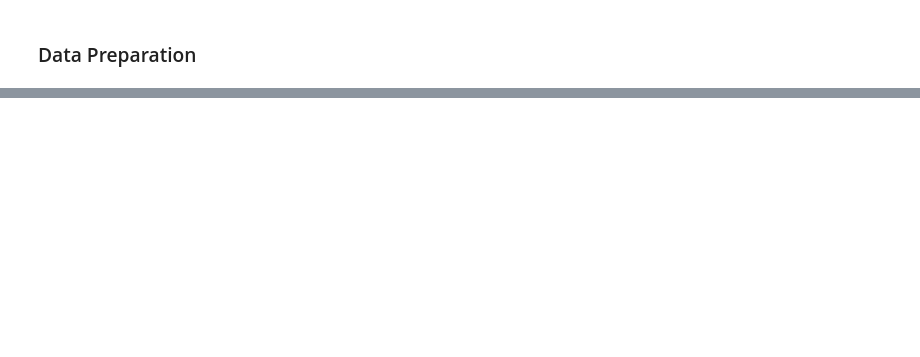
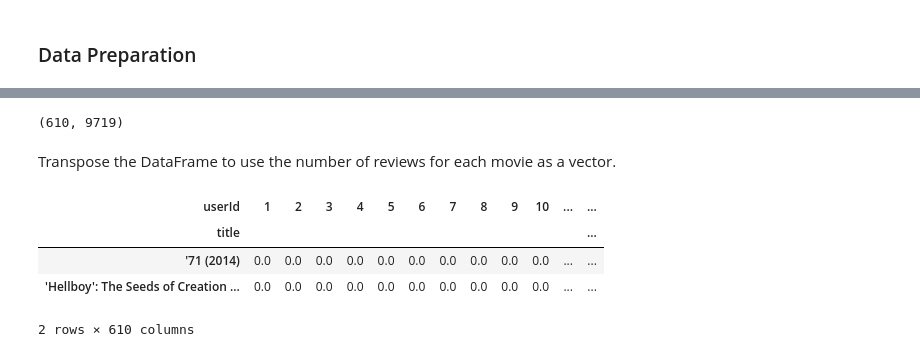
Before and after one commit to ToleranceKim/learning-data-science, a Jupyter notebook: Recommender/Basics_of_Recommender_Systems.ipynb, the cells around one changed output, grey strips where cells are left out. Drawn from its saved outputs; the diff is of its cells as text; code cells hidden in the pictures; blank space fills up the shorter version.

```diff
--- a/Recommender/Basics_of_Recommender_Systems.ipynb
+++ b/Recommender/Basics_of_Recommender_Systems.ipynb
@@ -552,2 +546,10 @@ import warning; warnings.filterings('ignore')
 # %% [markdown]
 ### Data Preparation
+# %%
+import pandas as pd
+import numpy as np
+import warnings; warnings.filterwarnings('ignore')
+
+movies = pd.read_csv(r'DATA\movielens\movies.csv')
+ratings = pd.read_csv(r'DATA\movielens\ratings.csv')
+movies.shape, ratings.shape
@@ -553,0 +602,6 @@ import warning; warnings.filterings('ignore')
+# %%
+# Allowing duplicate data like this uses up memory.
+# Efficiently managing this is part of ERD design and normalization.
+
+ratings_movies = pd.merge(ratings, movies, on='movieId')
+ratings_movies.head(2)
@@ -553,0 +614,7 @@ import warning; warnings.filterings('ignore')
+# %%
+# When a specific user watches a specific movie, you can check the rating they left.
+# You can view the correlation matrix between users and movies.
+
+ratings_matrix = ratings_movies.pivot_table('rating', index='userId', columns='title')
+ratings_matrix.fillna(0, inplace=True)
+ratings_matrix.head(2)
@@ -553,0 +627,15 @@ import warning; warnings.filterings('ignore')
+# %%
+ratings_matrix.shape
+# %% [output]
+(610, 9719)
+# %% [markdown]
+Transpose the DataFrame to use the number of reviews for each movie as a vector.
+# %%
+ratings_matrix_T = ratings_matrix.transpose()
+ratings_matrix_T.head(2)
+# %% [output]
+| userId | 1 | 2 | 3 | 4 | 5 | 6 | 7 | 8 | 9 | 10 | ... | ... |
+| title |  |  |  |  |  |  |  |  |  |  |  | ... |
+| '71 (2014) | 0.0 | 0.0 | 0.0 | 0.0 | 0.0 | 0.0 | 0.0 | 0.0 | 0.0 | 0.0 | ... | ... |
+| 'Hellboy': The Seeds of Creation ... | 0.0 | 0.0 | 0.0 | 0.0 | 0.0 | 0.0 | 0.0 | 0.0 | 0.0 | 0.0 | ... | ... |
+2 rows × 610 columns
```
Also changed, not shown: parts of 73 cells of this notebook.
